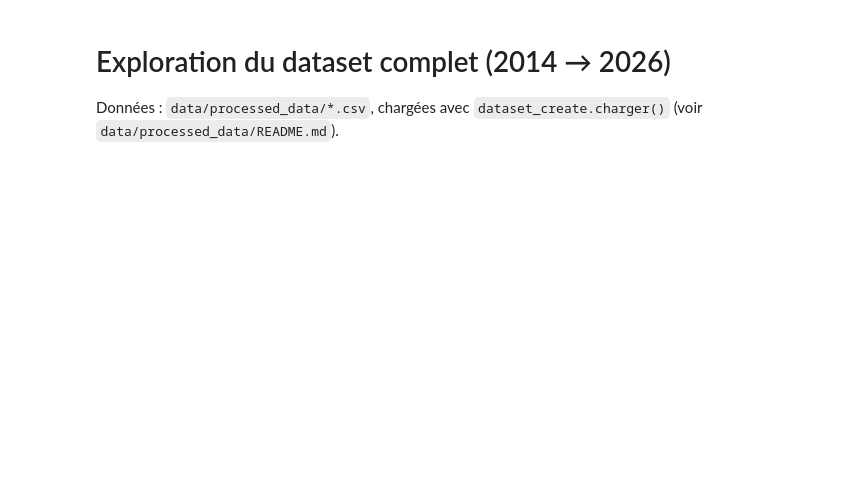
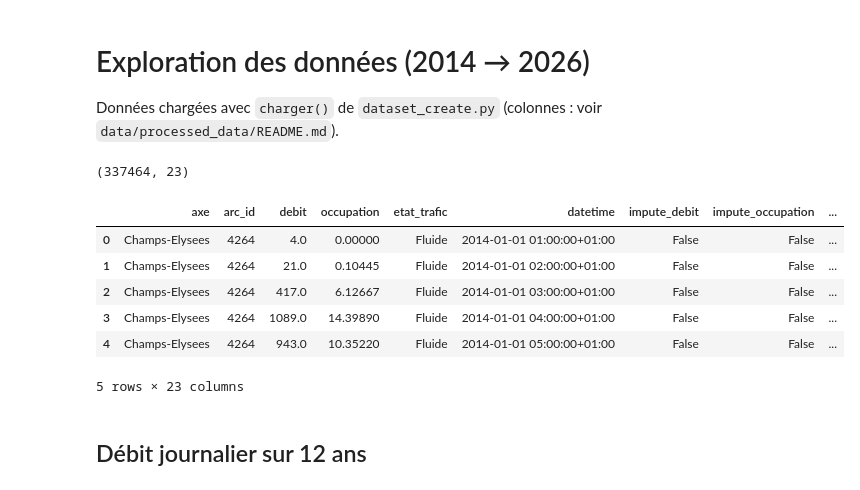
Before and after one commit to ElouanBontron/datathon_bgcx, a Jupyter notebook: notebooks/data_explo.ipynb, the cells around one changed output. Drawn from its saved outputs; the diff is of its cells as text; code cells hidden in the pictures; blank space fills up the shorter version.

```diff
--- a/notebooks/data_explo.ipynb
+++ b/notebooks/data_explo.ipynb
@@ -1,27 +1,29 @@
 # %% [markdown]
-# Exploration du dataset complet (2014 → 2026)
+# Exploration des données (2014 → 2026)
 
-Données : `data/processed_data/*.csv`, chargées avec `dataset_create.charger()` (voir `data/processed_data/README.md`).
+Données chargées avec `charger()` de `dataset_create.py` (colonnes : voir `data/processed_data/README.md`).
 # %%
-import sys; sys.path.append("..")  # pour importer dataset_create depuis notebooks/
-from pathlib import Path
-
+import sys; sys.path.append("..")
 import matplotlib.pyplot as plt
-import matplotlib.ticker as mticker
 import pandas as pd
-import seaborn as sns
-
-pd.set_option("display.max_columns", None)
-sns.set_theme(style="whitegrid")
-
 from dataset_create import charger
 
-df = charger(imputer = True)
-
+df = charger(imputer=True)
 AXES = ["Champs-Elysees", "Convention", "Saints-Peres"]
 COULEURS = {"Champs-Elysees": "#2a78d6", "Convention": "#eb6834", "Saints-Peres": "#1baf7a"}
 print(df.shape)
 df.head()
+# %% [output]
+(337464, 23)
+|  | axe | arc_id | debit | occupation | etat_trafic | datetime | impute_debit | impute_occupation | ... |
+| 0 | Champs-Elysees | 4264 | 4.0 | 0.00000 | Fluide | 2014-01-01 01:00:00+01:00 | False | False | ... |
+| 1 | Champs-Elysees | 4264 | 21.0 | 0.10445 | Fluide | 2014-01-01 02:00:00+01:00 | False | False | ... |
+| 2 | Champs-Elysees | 4264 | 417.0 | 6.12667 | Fluide | 2014-01-01 03:00:00+01:00 | False | False | ... |
+| 3 | Champs-Elysees | 4264 | 1089.0 | 14.39890 | Fluide | 2014-01-01 04:00:00+01:00 | False | False | ... |
+| 4 | Champs-Elysees | 4264 | 943.0 | 10.35220 | Fluide | 2014-01-01 05:00:00+01:00 | False | False | ... |
+5 rows × 23 columns
+# %% [markdown]
+## Débit journalier sur 12 ans
 # %%
 VARIABLE = "debit"
 
```
Also changed, not shown: parts of 9 cells of this notebook, 34 other files.
